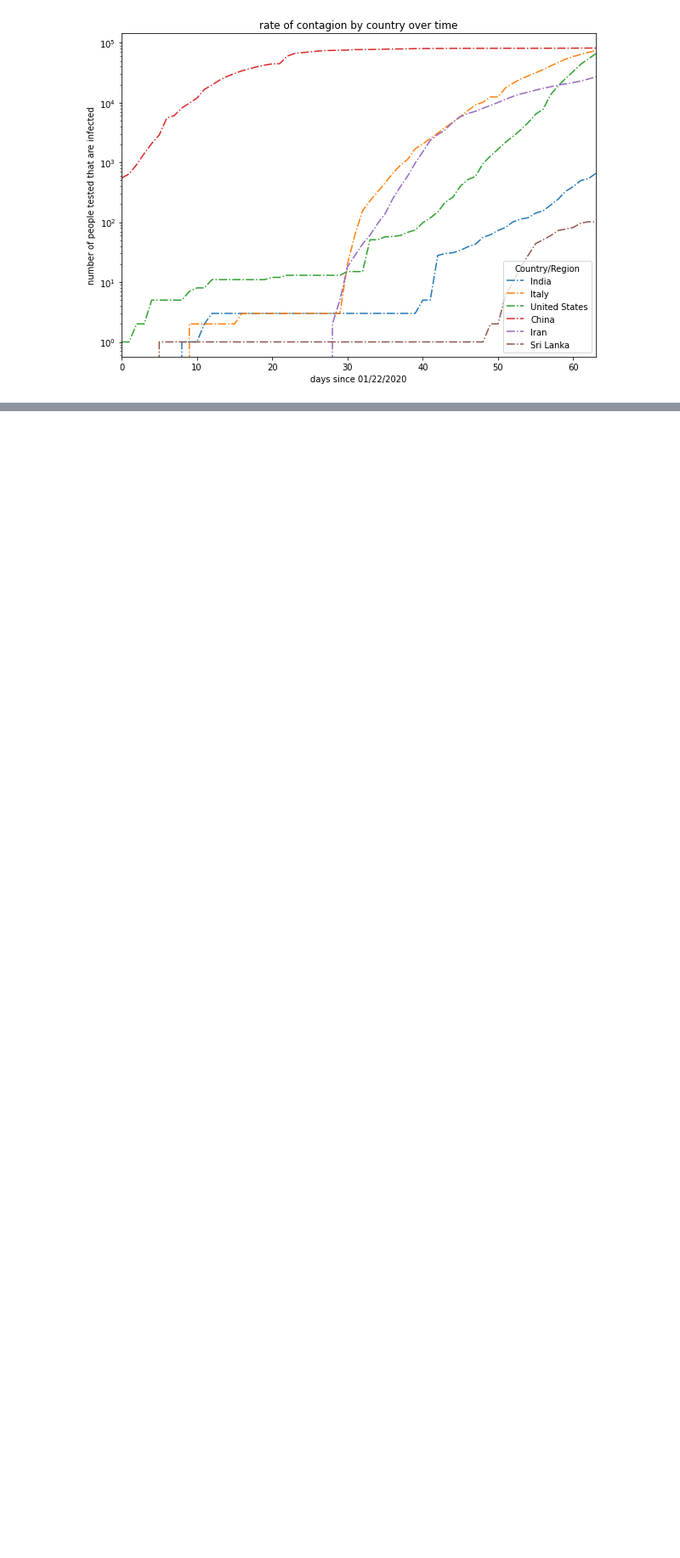
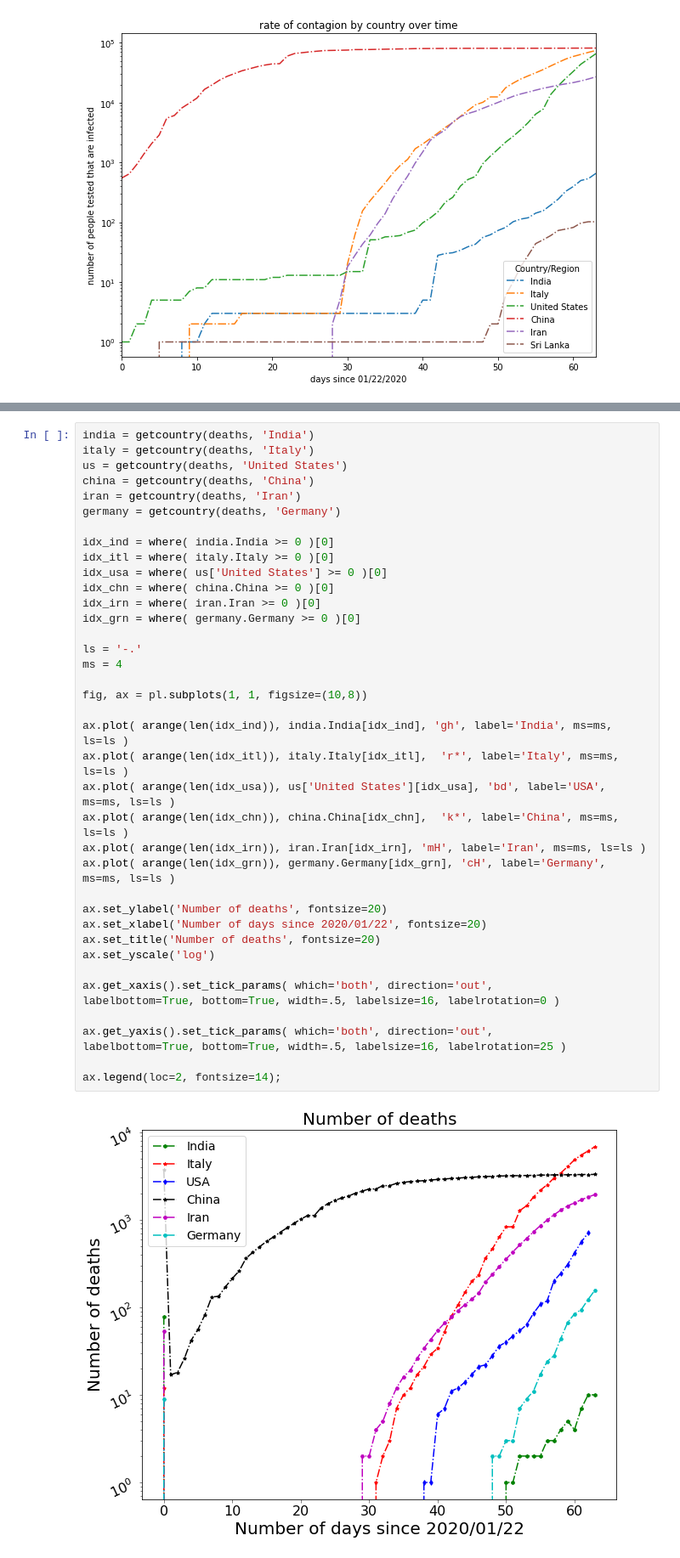
Before and after one commit to ahmadryan/covid19, a Jupyter notebook: coronavirus_quick_model2.ipynb, the cells around one changed output, grey strips where cells are left out. Shown at 85% size. Drawn from its saved outputs; the diff is of its cells as text; blank space fills up the shorter version.

```diff
--- a/coronavirus_quick_model2.ipynb
+++ b/coronavirus_quick_model2.ipynb
@@ -328,0 +430,41 @@ ax.legend(loc=2, fontsize=14);
+# %%
+india = getcountry(deaths, 'India')
+italy = getcountry(deaths, 'Italy')
+us = getcountry(deaths, 'United States')
+china = getcountry(deaths, 'China')
+iran = getcountry(deaths, 'Iran')
+germany = getcountry(deaths, 'Germany')
+
+idx_ind = where( india.India >= 0 )[0]
+idx_itl = where( italy.Italy >= 0 )[0]
+idx_usa = where( us['United States'] >= 0 )[0]
+idx_chn = where( china.China >= 0 )[0]
+idx_irn = where( iran.Iran >= 0 )[0]
+idx_grn = where( germany.Germany >= 0 )[0]
+
+ls = '-.'
+ms = 4
+
+fig, ax = pl.subplots(1, 1, figsize=(10,8))
+
+ax.plot( arange(len(idx_ind)), india.India[idx_ind], 'gh', label='India', ms=ms, ls=ls )
+ax.plot( arange(len(idx_itl)), italy.Italy[idx_itl],  'r*', label='Italy', ms=ms, ls=ls )
+ax.plot( arange(len(idx_usa)), us['United States'][idx_usa], 'bd', label='USA', ms=ms, ls=ls )
+ax.plot( arange(len(idx_chn)), china.China[idx_chn],  'k*', label='China', ms=ms, ls=ls )
+ax.plot( arange(len(idx_irn)), iran.Iran[idx_irn], 'mH', label='Iran', ms=ms, ls=ls )
+ax.plot( arange(len(idx_grn)), germany.Germany[idx_grn], 'cH', label='Germany', ms=ms, ls=ls )
+
+ax.set_ylabel('Number of deaths', fontsize=20)
+ax.set_xlabel('Number of days since 2020/01/22', fontsize=20)
+ax.set_title('Number of deaths', fontsize=20)
+ax.set_yscale('log')
+
+ax.get_xaxis().set_tick_params( which='both', direction='out',
+labelbottom=True, bottom=True, width=.5, labelsize=16, labelrotation=0 )
+
+ax.get_yaxis().set_tick_params( which='both', direction='out',
+labelbottom=True, bottom=True, width=.5, labelsize=16, labelrotation=25 )
+
+ax.legend(loc=2, fontsize=14);
+# %% [output]
+[figure, added]
```
Also changed, not shown: parts of 4 cells of this notebook.
